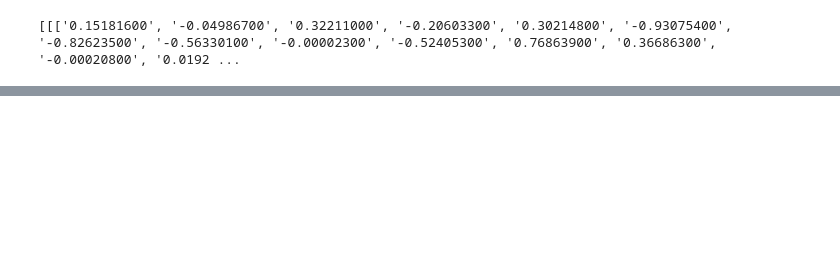
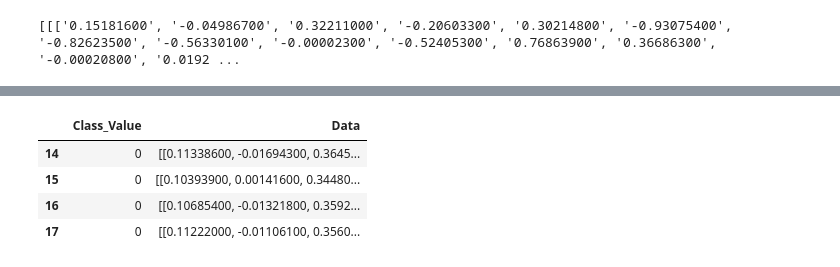
Before and after one commit to eddietapia/jigsaw-dataset, a Jupyter notebook: Testing.ipynb, the cells around one changed output, grey strips where cells are left out. Saved outputs shown, nothing was run; the diff lists cells and outputs as text; code cells hidden in the pictures; blank space fills up the shorter version.

```diff
--- a/Testing.ipynb
+++ b/Testing.ipynb
@@ -408,0 +407,10 @@ IndentationError: unindent does not match any outer indentation level (<ipython-
+# %%
+df_g1_i = df_g1[df_g1['Surgeon'] == 'I']
+df_g1_i = df_g1_i[['Class_Value', 'Data']]
+df_g1_i
+# %% [output]
+|  | Class_Value | Data |
+| 14 | 0 | [[0.11338600, -0.01694300, 0.3645... |
+| 15 | 0 | [[0.10393900, 0.00141600, 0.34480... |
+| 16 | 0 | [[0.10685400, -0.01321800, 0.3592... |
+| 17 | 0 | [[0.11222000, -0.01106100, 0.3560... |
```
Also changed, not shown: parts of 12 cells of this notebook, 1 other file.
